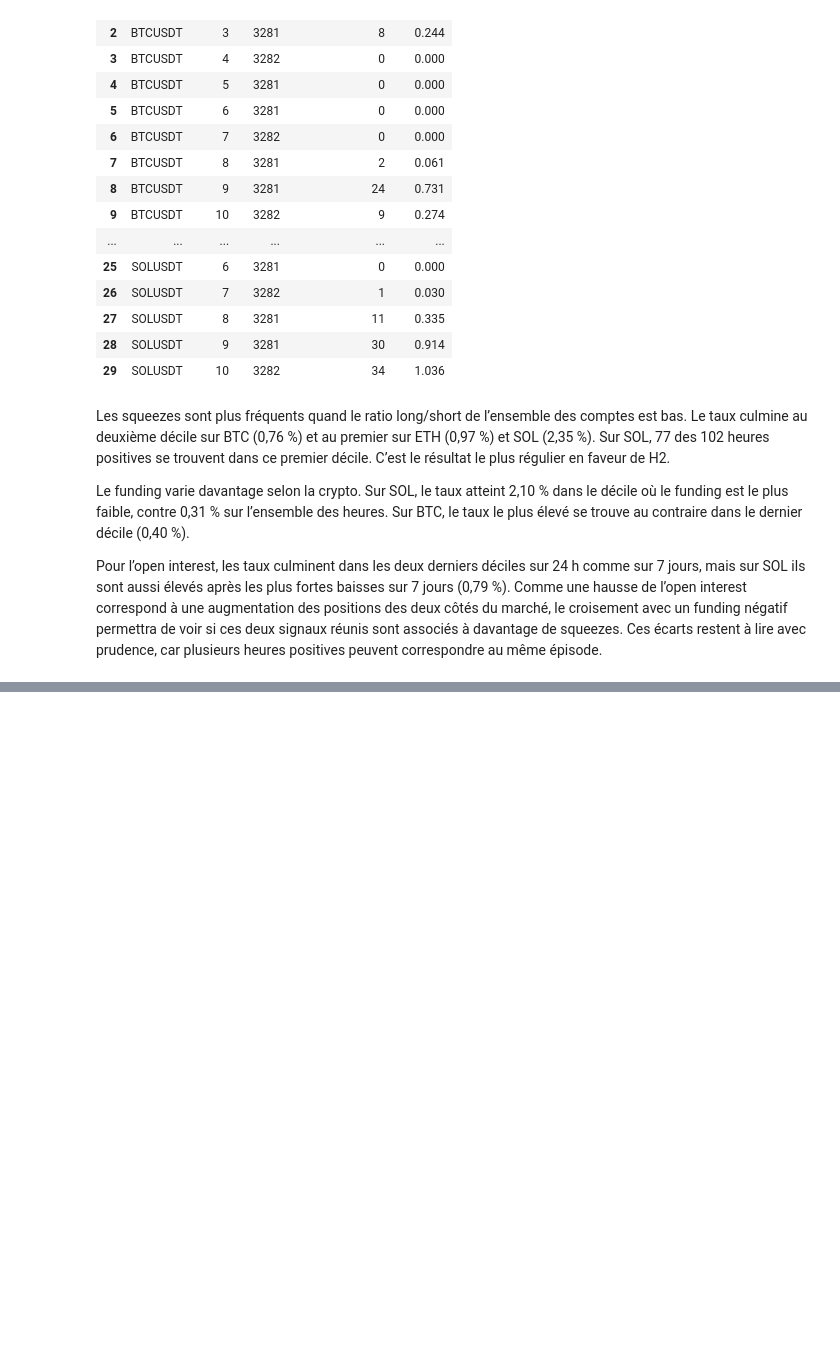
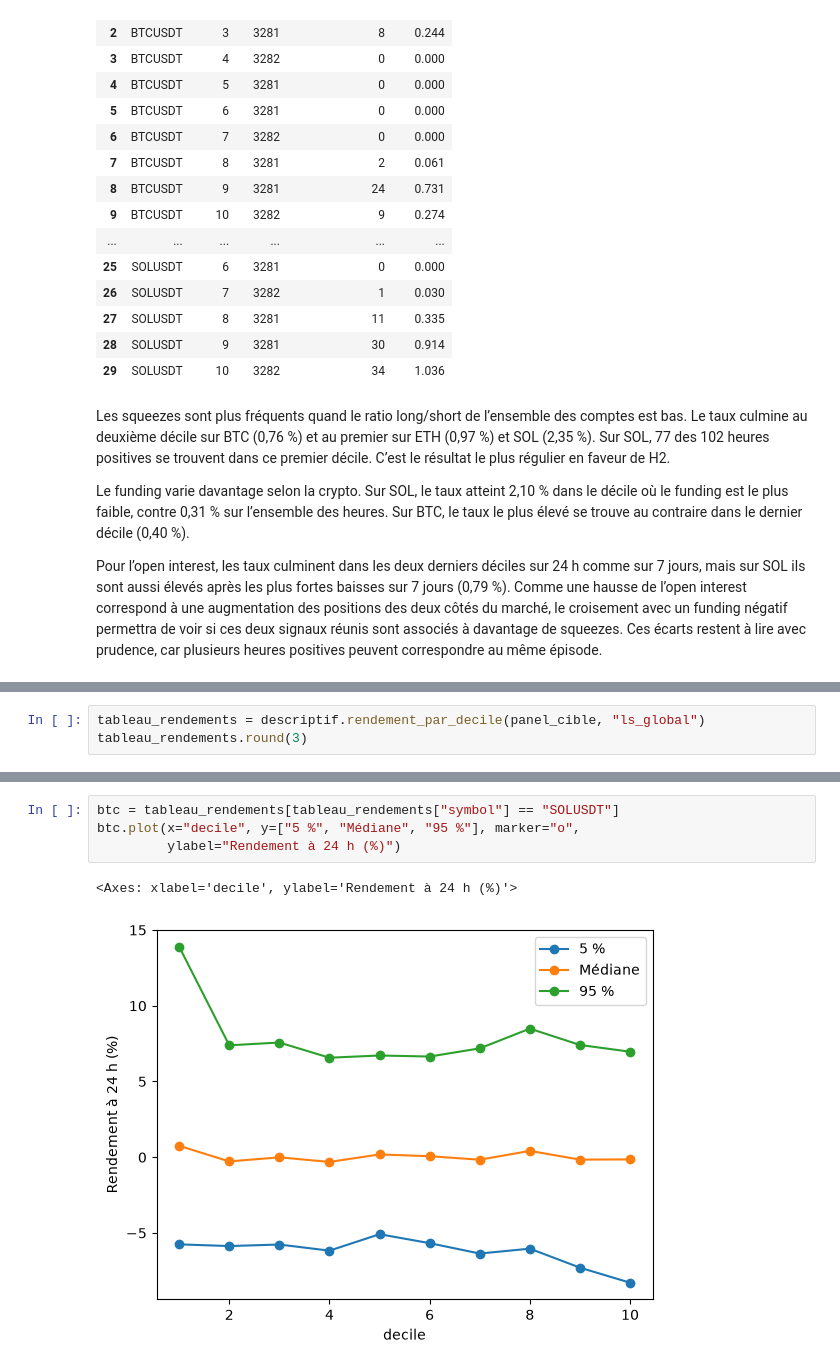
Before and after one commit to Ethanyounes/Ensae-Data-Science, a Jupyter notebook: rapport.ipynb, the cells around one changed output, grey strips where cells are left out. Cells and saved outputs as stored; diff of their text form; blank space fills up the shorter version.

Commit message:
étape 4.2 : rendement à 24h par décile de ratio long/short

```diff
--- a/rapport.ipynb
+++ b/rapport.ipynb
@@ -553,0 +556,3 @@ Pour l’open interest, les taux culminent dans les deux derniers déciles sur 2
+# %%
+tableau_rendements = descriptif.rendement_par_decile(panel_cible, "ls_global")
+tableau_rendements.round(3)
@@ -553,0 +583,7 @@ Pour l’open interest, les taux culminent dans les deux derniers déciles sur 2
+# %%
+btc = tableau_rendements[tableau_rendements["symbol"] == "SOLUSDT"]
+btc.plot(x="decile", y=["5 %", "Médiane", "95 %"], marker="o",
+         ylabel="Rendement à 24 h (%)")
+# %% [output]
+<Axes: xlabel='decile', ylabel='Rendement à 24 h (%)'>
+[figure, added]
```
Also changed, not shown: parts of 3 cells of this notebook, 1 other file.
